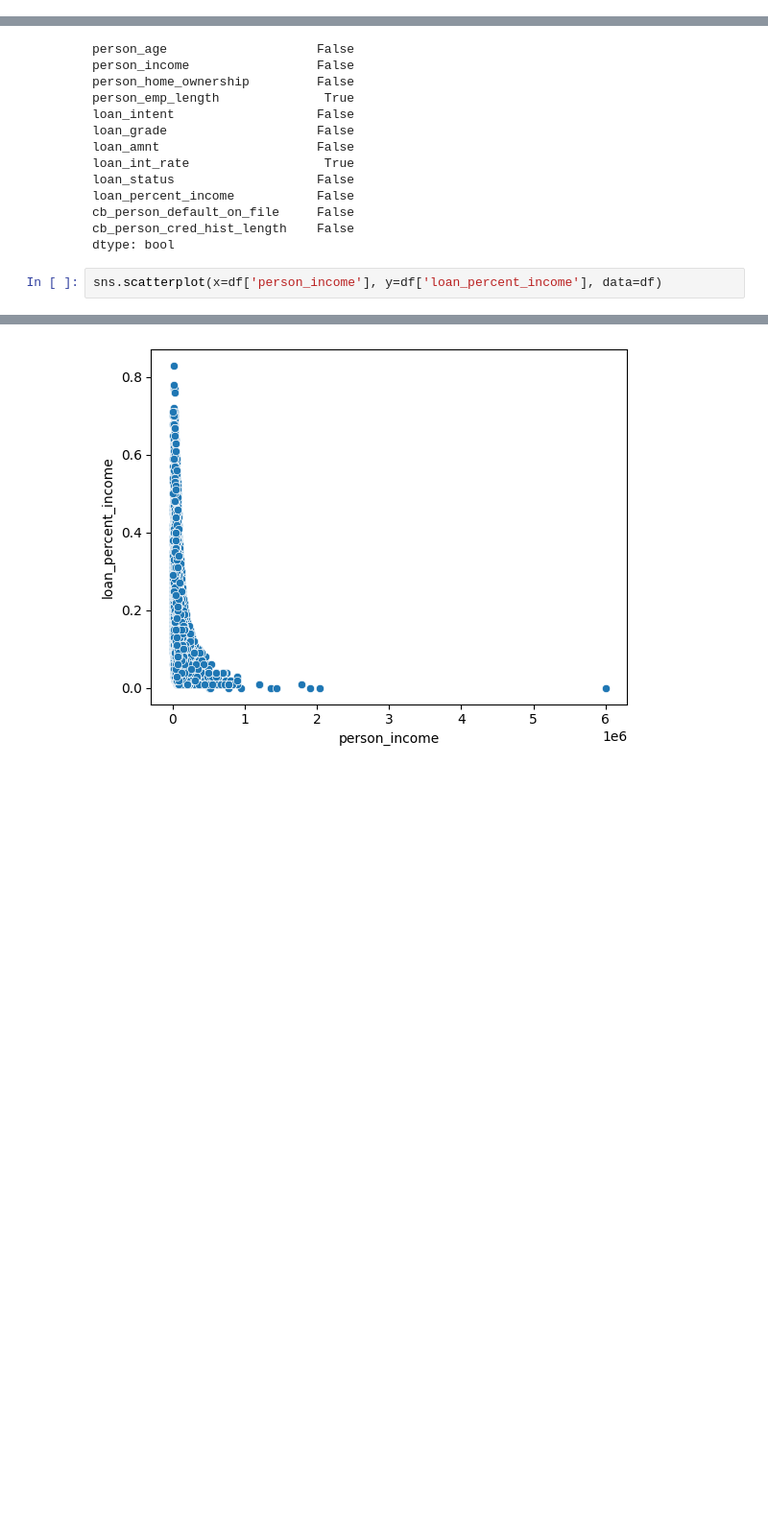
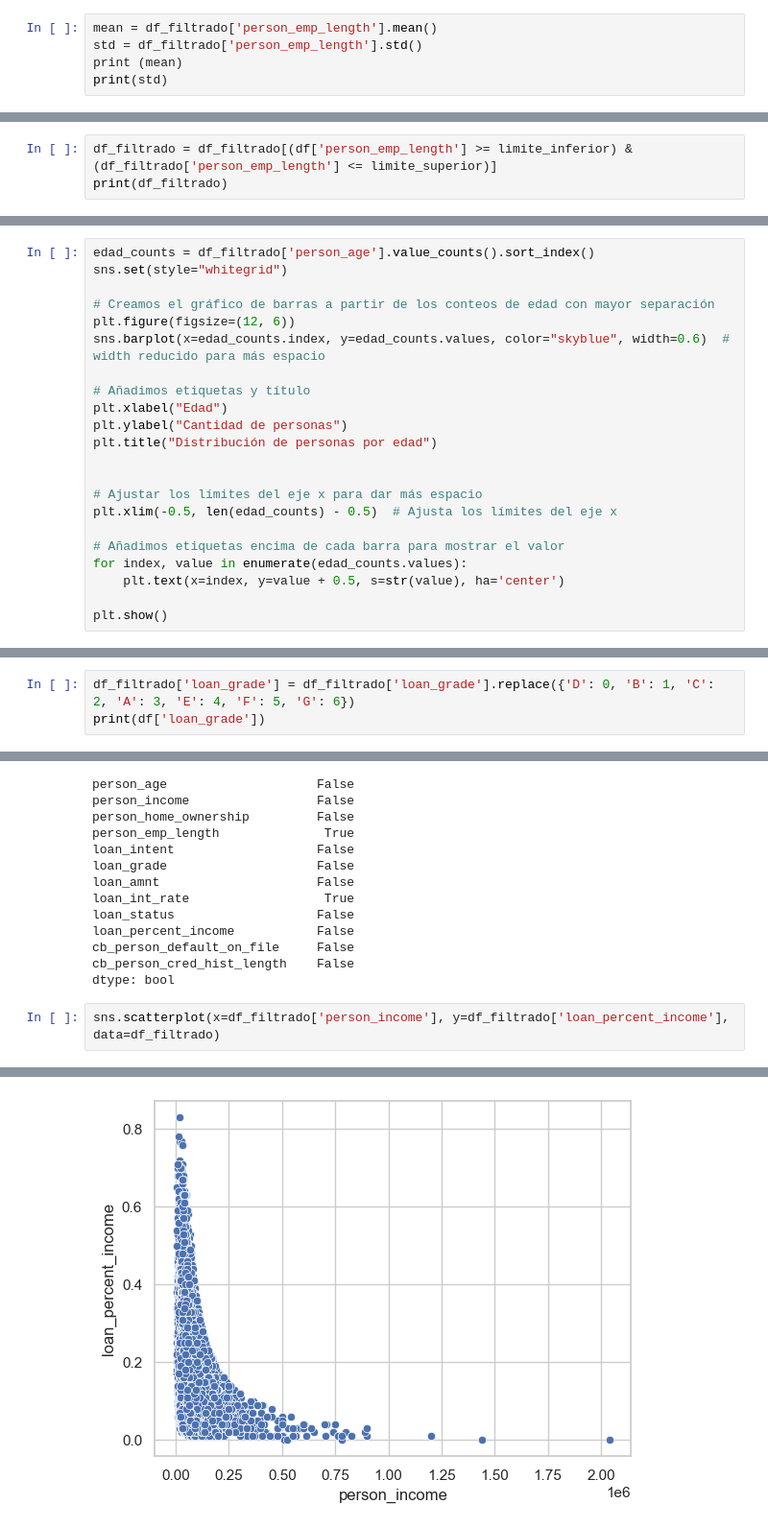
Before and after one commit to CarlosIrigoyen/Predicci-n-de-Riesgo-Crediticio, a Jupyter notebook: tpfinal.ipynb, the cells around one changed output, grey strips where cells are left out. Shown at 96% size. Saved outputs shown, nothing was run; the diff lists cells and outputs as text; blank space fills up the shorter version.

```diff
--- a/tpfinal.ipynb
+++ b/tpfinal.ipynb
@@ -238,0 +63,5 @@ sns.scatterplot(x=df['cb_person_default_on_file'], y=df['loan_amnt'], data=df)
+# %%
+mean = df_filtrado['person_emp_length'].mean()
+std = df_filtrado['person_emp_length'].std()
+print (mean)
+print(std)
@@ -238,0 +95,3 @@ sns.scatterplot(x=df['cb_person_default_on_file'], y=df['loan_amnt'], data=df)
+# %%
+df_filtrado = df_filtrado[(df['person_emp_length'] >= limite_inferior) & (df_filtrado['person_emp_length'] <= limite_superior)]
+print(df_filtrado)
@@ -238,0 +232,22 @@ sns.scatterplot(x=df['cb_person_default_on_file'], y=df['loan_amnt'], data=df)
+# %%
+edad_counts = df_filtrado['person_age'].value_counts().sort_index()
+sns.set(style="whitegrid")
+
+# Creamos el gráfico de barras a partir de los conteos de edad con mayor separación
+plt.figure(figsize=(12, 6))
+sns.barplot(x=edad_counts.index, y=edad_counts.values, color="skyblue", width=0.6)  # width reducido para más espacio
+
+# Añadimos etiquetas y título
+plt.xlabel("Edad")
+plt.ylabel("Cantidad de personas")
+plt.title("Distribución de personas por edad")
+
+
+# Ajustar los límites del eje x para dar más espacio
+plt.xlim(-0.5, len(edad_counts) - 0.5)  # Ajusta los límites del eje x
+
+# Añadimos etiquetas encima de cada barra para mostrar el valor
+for index, value in enumerate(edad_counts.values):
+    plt.text(x=index, y=value + 0.5, s=str(value), ha='center')
+
+plt.show()
@@ -238,0 +261,3 @@ sns.scatterplot(x=df['cb_person_default_on_file'], y=df['loan_amnt'], data=df)
+# %%
+df_filtrado['loan_grade'] = df_filtrado['loan_grade'].replace({'D': 0, 'B': 1, 'C': 2, 'A': 3, 'E': 4, 'F': 5, 'G': 6})
+print(df['loan_grade'])
@@ -258,7 +296,7 @@ cb_person_default_on_file     False
 cb_person_cred_hist_length    False
 dtype: bool
 # %%
-sns.scatterplot(x=df['person_income'], y=df['loan_percent_income'], data=df)
+sns.scatterplot(x=df_filtrado['person_income'], y=df_filtrado['loan_percent_income'], data=df_filtrado)
 # %% [output]
 <Axes: xlabel='person_income', ylabel='loan_percent_income'>
-[figure, old version]
+[figure, new version]
```
Also changed, not shown: parts of 47 cells of this notebook.
